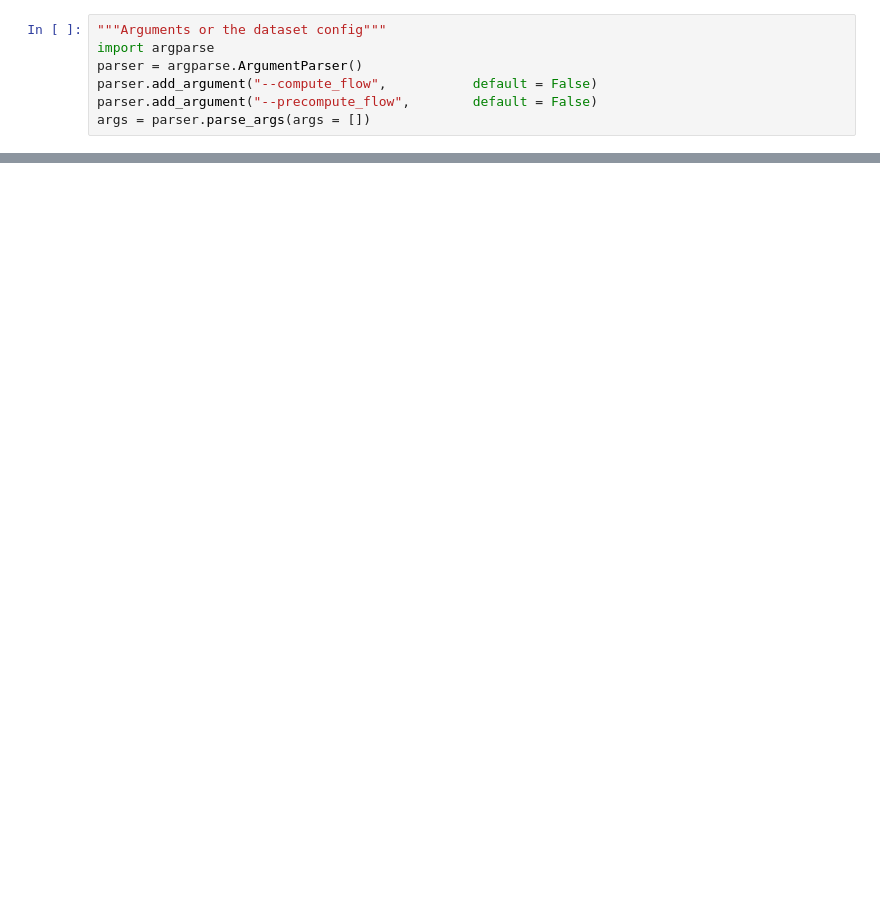
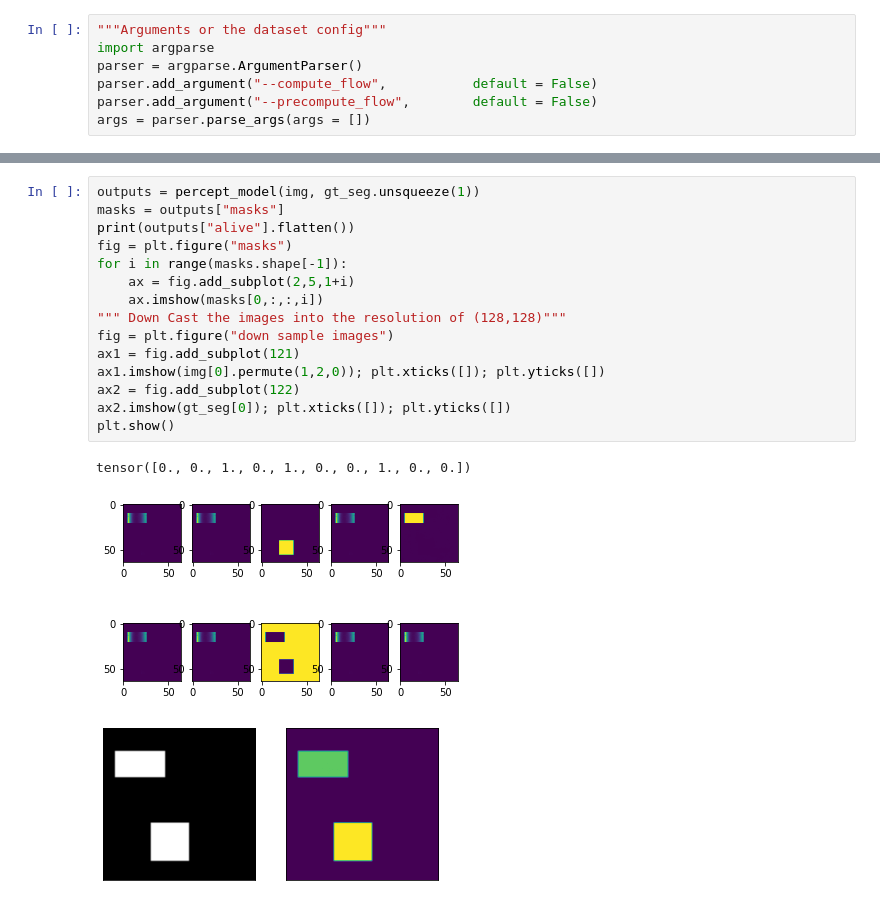
Before and after one commit to ZongjingLi/Karanir, a Jupyter notebook: demo_percept.ipynb, the cells around one changed output, grey strips where cells are left out. Saved outputs shown, nothing was run; the diff lists cells and outputs as text; blank space fills up the shorter version.

```diff
--- a/demo_percept.ipynb
+++ b/demo_percept.ipynb
@@ -221,0 +109,19 @@ KeyboardInterrupt:
+# %%
+outputs = percept_model(img, gt_seg.unsqueeze(1))
+masks = outputs["masks"]
+print(outputs["alive"].flatten())
+fig = plt.figure("masks")
+for i in range(masks.shape[-1]):
+    ax = fig.add_subplot(2,5,1+i)
+    ax.imshow(masks[0,:,:,i])
+""" Down Cast the images into the resolution of (128,128)"""
+fig = plt.figure("down sample images")
+ax1 = fig.add_subplot(121)
+ax1.imshow(img[0].permute(1,2,0)); plt.xticks([]); plt.yticks([])
+ax2 = fig.add_subplot(122)
+ax2.imshow(gt_seg[0]); plt.xticks([]); plt.yticks([])
+plt.show()
+# %% [output]
+tensor([0., 0., 1., 0., 1., 0., 0., 1., 0., 0.])
+[figure, added]
+[figure, added]
```
Also changed, not shown: parts of 11 cells of this notebook, 22 other files.
